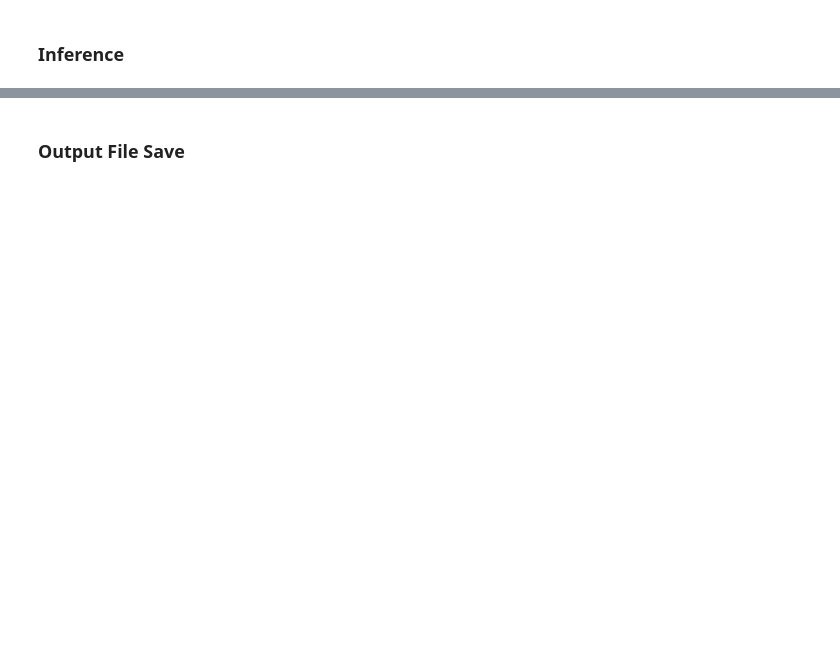
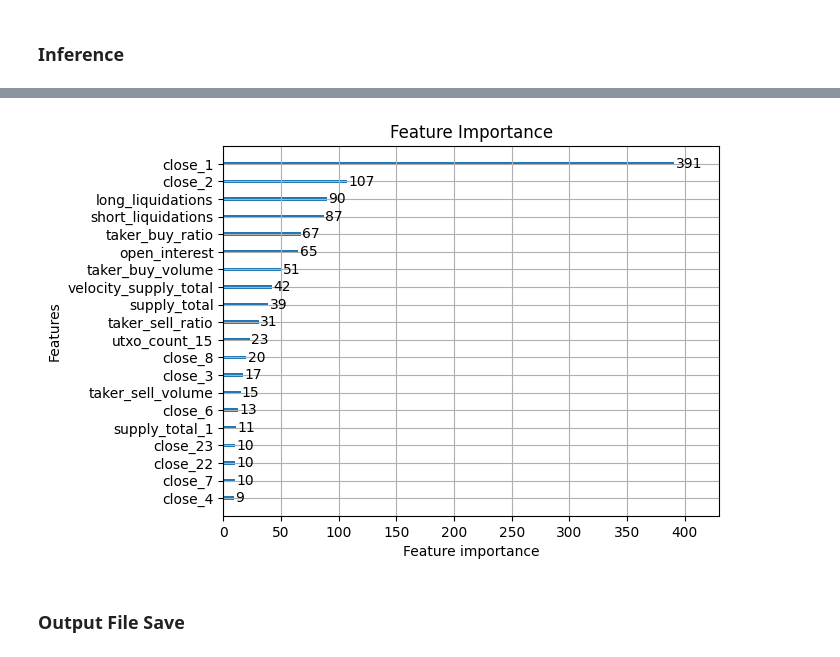
Before and after one commit to boostcampaitech7/level1-classificationinmachinelearning-recsys-03, a Jupyter notebook: code/LightGBM_optuna_BTC.ipynb, the cells around one changed output, grey strips where cells are left out. Drawn from its saved outputs; the diff is of its cells as text; code cells hidden in the pictures; blank space fills up the shorter version.

Commit message:
fixed LightGBM_optuna_BTC.ipynb to BTC-lgb

```diff
--- a/code/LightGBM_optuna_BTC.ipynb
+++ b/code/LightGBM_optuna_BTC.ipynb
@@ -126,41 +152,46 @@ import warnings
 warnings.filterwarnings("ignore")
 
 def evaluate(valid_target, y_valid, y_pred, metric):
-    if metric == 'accuracy':
+    if metric == "accuracy":
         classes_pred = close_to_class(y_pred)
         return accuracy_score(valid_target, classes_pred)
-    if metric == 'mae':
+    if metric == "mae":
         return mean_absolute_error(y_valid, y_pred)
     if metric == "mse":
         return mean_squared_error(y_valid, y_pred)
     if metric == "mape":
         mae = mean_absolute_percentage_error(y_valid, y_pred)
-        return mae / np.mean(y_valid)
+        return mae
 # %%
 def model_train(model, X_train, y_train, cv, metric):
     #kfold = KFold(n_splits=cv, shuffle=True, random_state=42)
     kfold = KFold(n_splits=cv)
     score_list = []
+    fold_model = []
+
+    if hasattr(model, "warm_start"):
+        model.warm_start = True
+
     for train_index, valid_index in kfold.split(X_train):
         X_train_fold, y_train_fold = X_train.iloc[train_index], y_train.iloc[train_index]
         X_valid, y_valid = X_train.iloc[valid_index], y_train.iloc[valid_index]
 
-        vaild_target = target.iloc[valid_index]
+        vaild_target = target[valid_index]
 
         # preprocessing
         X_train_fold.fillna(X_train_fold.mean(), inplace=True)
-        y_train_fold.fillna(y_train_fold.mean(), inplace=True)
         X_valid.fillna(X_valid.mean(), inplace=True)
-        y_valid.fillna(y_valid.mean(), inplace=True)  # 이 부분을 mice와 같은 방법으로 조정할 예정. feature selection 등도 여기에서.
 
         #model.fit(X_train_fold.drop("target", axis=1), y_train_fold)
+        #y_pred = model.predict(X_valid.drop("target", axis=1))
         model.fit(X_train_fold, y_train_fold)
-        #y_pred = model.predict(X_valid.drop("target", axis=1))
+        fold_model.append(model)
+
         y_pred = model.predict(X_valid)
         score = evaluate(vaild_target, y_valid, y_pred, metric=metric)
         score_list.append(score)
 
-    return np.mean(score_list)
+    return fold_model[np.argmax(score_list)], np.max(score_list)
 # %%
 def objective(trial):
     # 하이퍼파라미터 설정
@@ -219,5 +249,5 @@ best_lgb_model = lgb.LGBMRegressor(**best_params, random_state=42)
 # %%
-avg = model_train(best_lgb_model, X_train, y_train, cv=5, metric="accuracy")
+LightGBM_model, accuracy = model_train(best_lgb_model, X_train, y_train, cv=5, metric="accuracy")
 
-print("LGB model accuracy:", avg)
+print("LGB model accuracy:", accuracy)
 # %% [output]
@@ -241,9 +271,10 @@ LGB model accuracy: 0.41735159817351597
 # %% [markdown]
 ### Inference
 # %%
+X_train = fill_feature(X_train, method="mean")
+LightGBM_model.fit(X_train, y_train)
+
 X_test = test_df.drop(["ID", "target", "close"], axis=1)
-y_test = test_df["close"]
 
 # 결측치 처리
 X_test.fillna(X_test.mean(), inplace=True)
-y_test.fillna(y_test.mean(), inplace=True)
@@ -250,2 +299,10 @@ y_test.fillna(y_test.mean(), inplace=True)
+# %%
+import matplotlib.pyplot as plt
+# Feature Importance 시각화
+lgb.plot_importance(LightGBM_model, max_num_features=20, importance_type='split')  # 또는 importance_type='gain'
+plt.title("Feature Importance")
+plt.show()
+# %% [output]
+[figure, added]
 # %%
 # lgb predict
```
Also changed, not shown: parts of 10 cells of this notebook.
